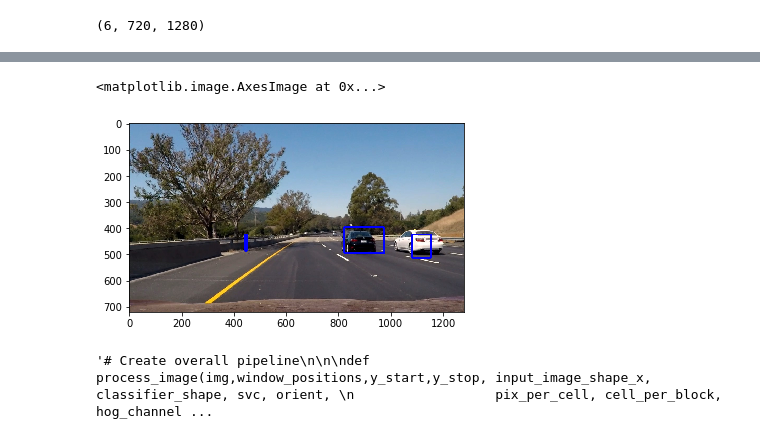
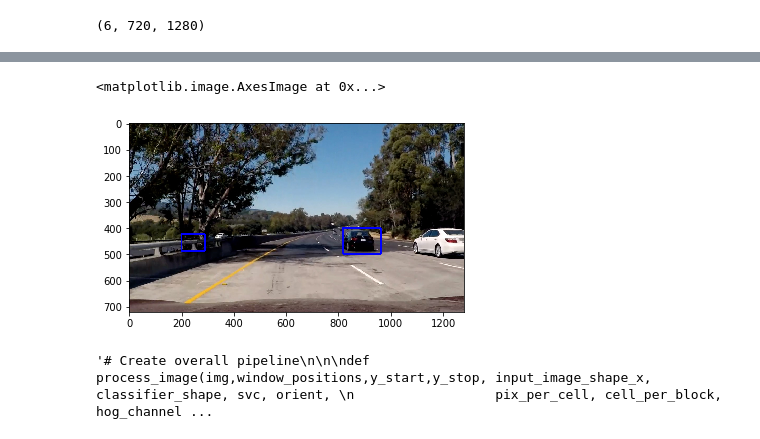
Before and after one commit to Wolfgang90/vehicleTracking, a Jupyter notebook: Test.ipynb, the cells around one changed output, grey strips where cells are left out. Cells and saved outputs as stored; diff of their text form; code cells hidden in the pictures.

```diff
--- a/Test.ipynb
+++ b/Test.ipynb
@@ -24,11 +24,11 @@ import pickle
 
 # Hog features
 color_space = "YCrCb"
-orient=9
+orient=8
 pix_per_cell=8
 cell_per_block=2
-hog_channel = "2"
-classifier_shape = (64,64) # Defines the image shape required for the classifier
+hog_channel = "ALL"
+classifier_shape = (32,32) # Defines the image shape required for the classifier
 
 test_size=0.2
 
@@ -109,15 +144,22 @@ def generate_train_test(folders,vehicle):
 
     return X_train, X_test, y_train, y_test
 # %%
-# Get image names
+# Get all image folders for vehicle and non-vehicle images
 vehicles_folders = glob.glob('labeled_data/vehicles/*')
 non_vehicles_folders = glob.glob('labeled_data/non-vehicles/*')
 
 # Generate training and test data for vehicle objects
 X_train_veh, X_test_veh, y_train_veh, y_test_veh = generate_train_test(vehicles_folders,1)
 
-# Generate training and test data for non-vehicle objects
-X_train_non_veh, X_test_non_veh, y_train_non_veh, y_test_non_veh = generate_train_test(non_vehicles_folders,0)
+# Generate training and test data for non-vehicle objects (unlike with vehicle objects randomized
+# train-test-split works well)
+non_vehicles_names = glob.glob('labeled_data/non-vehicles/*/*.png')
+non_vehicle_X = np.array([mpimg.imread(image_path) for image_path in non_vehicles_names])
+non_vehicle_y = np.zeros(non_vehicle_X.shape[0])
+X_train_non_veh, X_test_non_veh, y_train_non_veh, y_test_non_veh = train_test_split(non_vehicle_X,
+                                                                                    non_vehicle_y,
+                                                                                    test_size = test_size)
+
 
 # Concatenate data for vehicle and non-vehicle objects to create training and testing data
 X_train = np.concatenate((X_train_veh,X_train_non_veh))
@@ -387,22 +429,23 @@ def get_window_positions(window_search_param):
 # %%
 # Search area with normal sized window
 window1 = {"y_start":370,"y_stop":570,"x_start":0,"x_stop":1280,"window_size":(135,90),
-        "win_per_row":20,"win_per_col":5}
+        "win_per_row":15,"win_per_col":5}
 # Search area with small sized windows
-window2 = {"y_start":400,"y_stop":500,"x_start":150,"x_stop":1050,"window_size":(90,65),
-        "win_per_row":20,"win_per_col":5}
-window3 = {"y_start":450,"y_stop":570,"x_start":0,"x_stop":150,"window_size":(150,100),
-        "win_per_row":2,"win_per_col":2}
-window4 = {"y_start":450,"y_stop":570,"x_start":1050,"x_stop":1280,"window_size":(150,100),
-        "win_per_row":2,"win_per_col":2}
+window2 = {"y_start":400,"y_stop":500,"x_start":200,"x_stop":1080,"window_size":(90,65),
+        "win_per_row":15,"win_per_col":4}
+window3 = {"y_start":400,"y_stop":570,"x_start":0,"x_stop":300,"window_size":(180,110),
+        "win_per_row":4,"win_per_col":3}
+window4 = {"y_start":400,"y_stop":570,"x_start":930,"x_stop":1280,"window_size":(180,110),
+        "win_per_row":4,"win_per_col":3}
 
-window_search_param = [window1,window2, window3, window4]
+window_search_param = [window2,window2,window3,window4]
+#window2,window3,window4
 
 window_positions = get_window_positions(window_search_param)
 
 print(len(window_positions))
 
-x = 199
+x = 59
 
 plot_and_save_test_imgs(test_imgs[2], y_start, y_stop, rectangle = True,
                         point_1 = window_positions[x][0], point_2 = window_positions[x][1],
@@ -645,13 +688,13 @@ def draw_labeled_windows(img, labels):
     # Return the image
     return img
 # %%
-tmp_img_n = 5
+tmp_img_n = 4
 
 example_img = draw_labeled_windows(np.copy(test_imgs[tmp_img_n]),labels[tmp_img_n])
 plt.imshow(example_img)
 # %% [output]
 <matplotlib.image.AxesImage at 0x...>
-[figure, old version]
+[figure, new version]
 # %%
 # Not up to date currently
 
```
Also changed, not shown: parts of 15 cells of this notebook.
